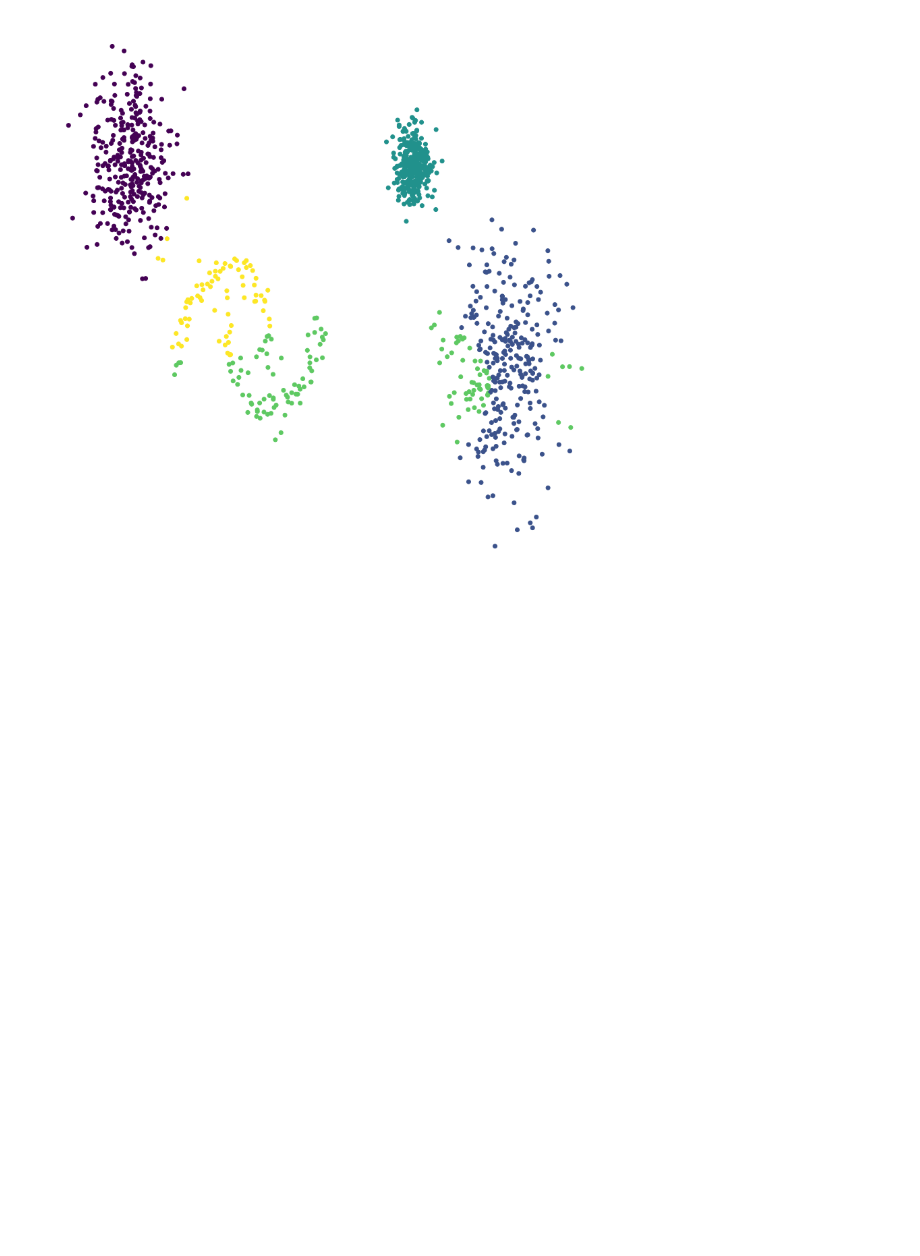
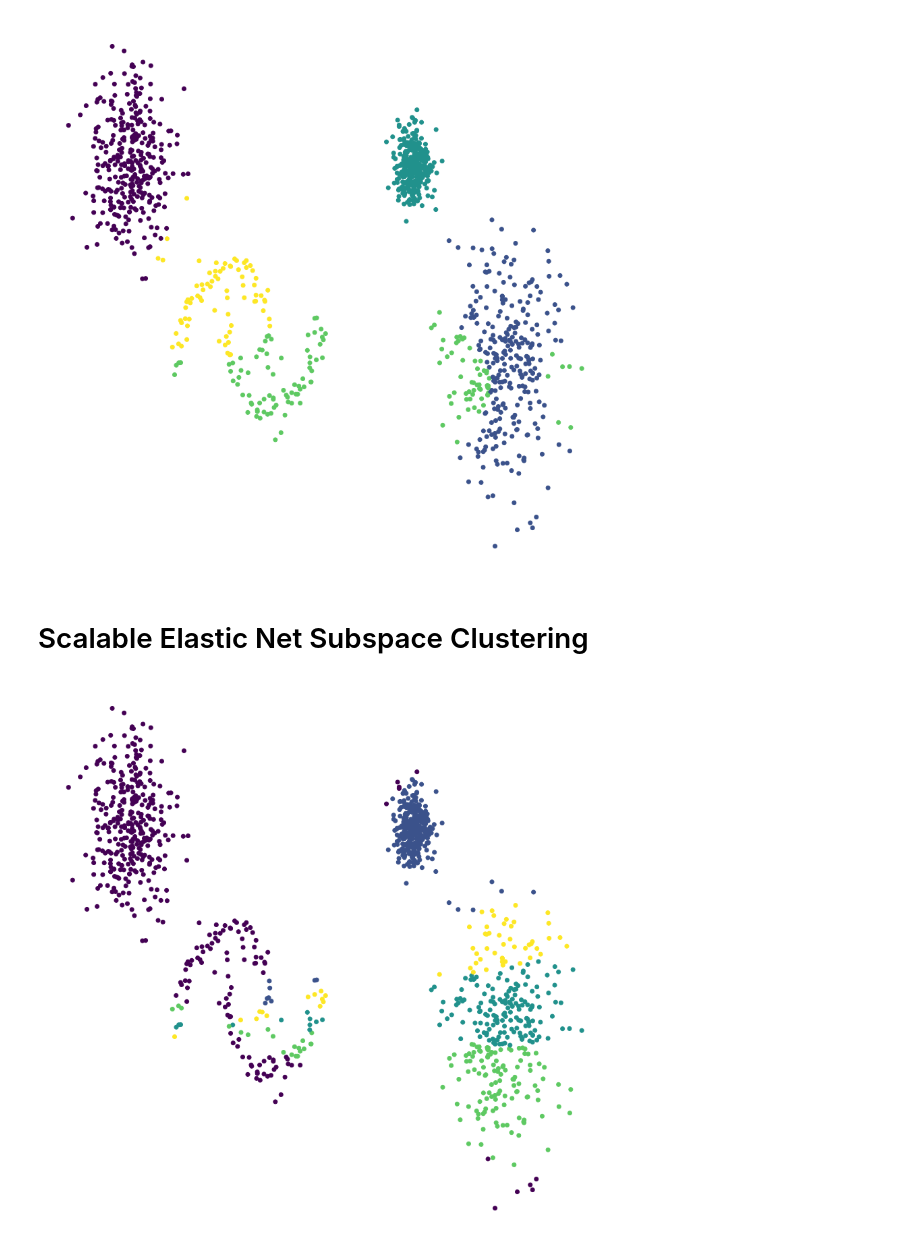
Before and after one commit to MarkF-hanze/UMCG_Thesis, a Jupyter notebook: Working_Code/Presentation_Example.ipynb, the cells around one changed output. Saved outputs shown, nothing was run; the diff lists cells and outputs as text; code cells hidden in the pictures; blank space fills up the shorter version.

```diff
--- a/Working_Code/Presentation_Example.ipynb
+++ b/Working_Code/Presentation_Example.ipynb
@@ -216,3 +216,16 @@ plt.savefig('IMAGES/essc.png')
 plt.show()
 # %% [output]
 [figure]
+# %% [markdown]
+# Scalable Elastic Net Subspace Clustering
+# %%
+from subspaceClustering.cluster.selfrepresentation import ElasticNetSubspaceClustering
+ensc = ElasticNetSubspaceClustering(n_clusters=5)
+ensc.fit(X)
+fig = plt.figure(figsize=(15,15))
+plt.scatter(X[:,0], X[:,1],cmap='viridis', c=ensc.labels_)
+plt.axis('off')
+plt.savefig('IMAGES/ensc.png')
+plt.show()
+# %% [output]
+[figure, added]
```
Also changed, not shown: 12 other files.
